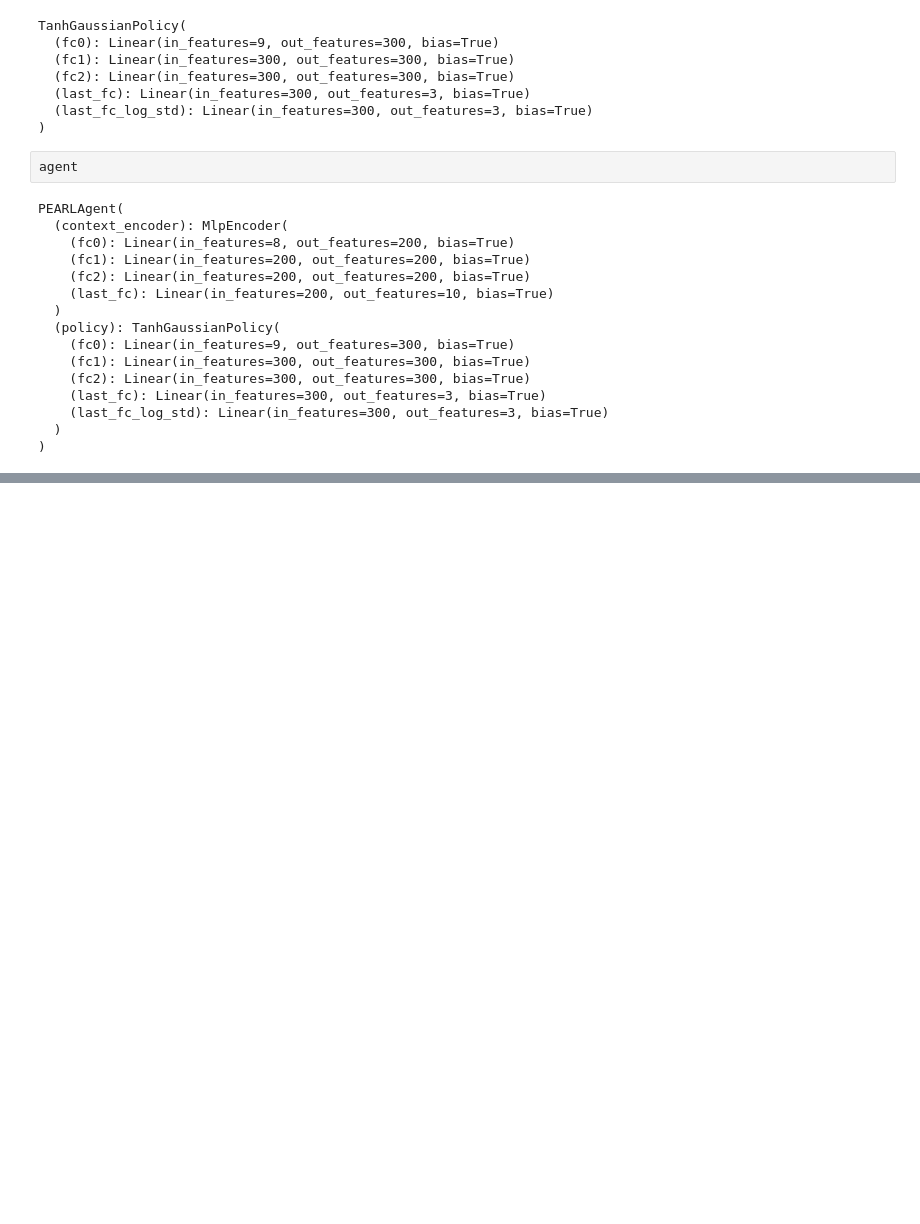
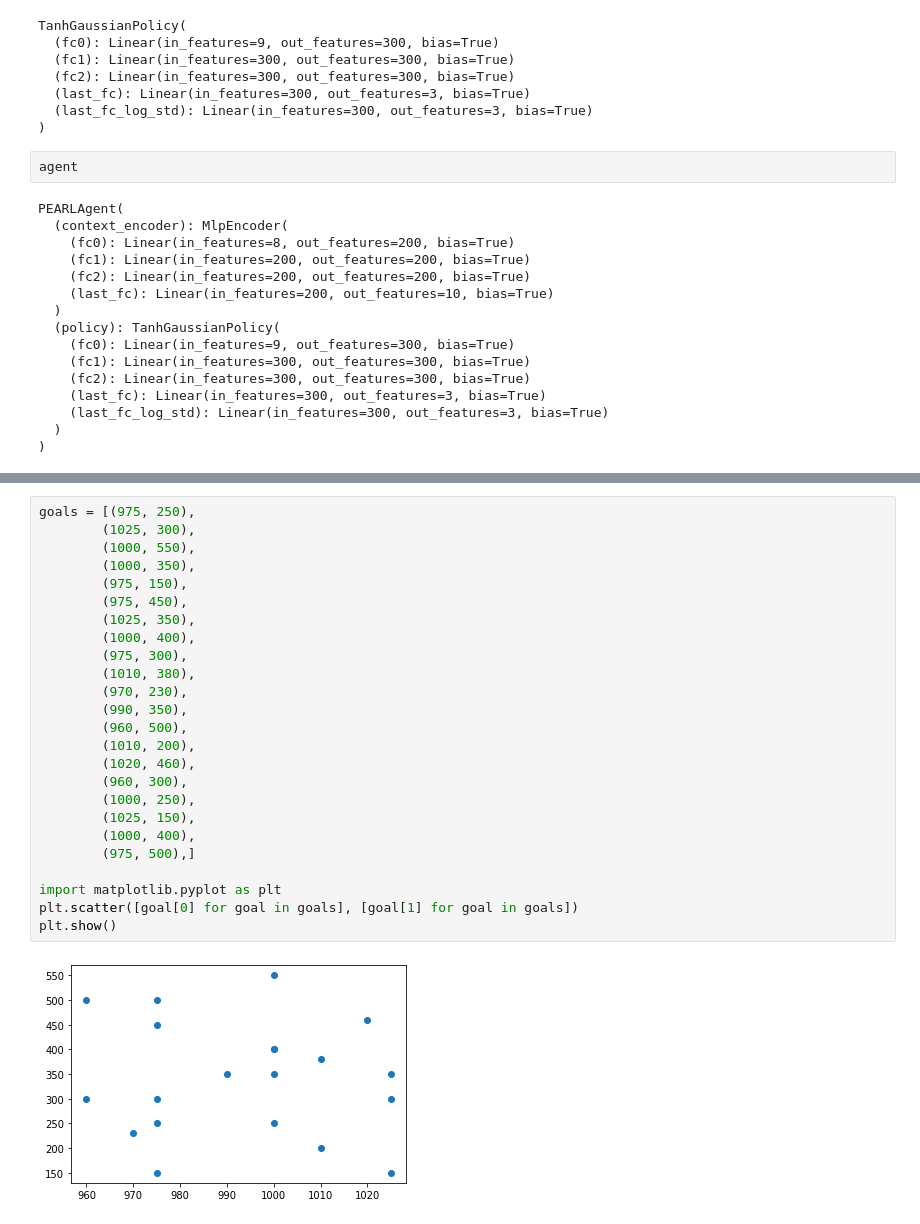
Before and after one commit to alvaroprat97/MetaRobot, a Jupyter notebook: Untitled.ipynb, the cells around one changed output, grey strips where cells are left out. Saved outputs shown, nothing was run; the diff lists cells and outputs as text; blank space fills up the shorter version.

```diff
--- a/Untitled.ipynb
+++ b/Untitled.ipynb
@@ -364,0 +362,27 @@ KeyboardInterrupt:
+# %%
+goals = [(975, 250),
+        (1025, 300),
+        (1000, 550),
+        (1000, 350),
+        (975, 150),
+        (975, 450),
+        (1025, 350),
+        (1000, 400),
+        (975, 300),
+        (1010, 380),
+        (970, 230),
+        (990, 350),
+        (960, 500),
+        (1010, 200),
+        (1020, 460),
+        (960, 300),
+        (1000, 250),
+        (1025, 150),
+        (1000, 400),
+        (975, 500),]
+
+import matplotlib.pyplot as plt
+plt.scatter([goal[0] for goal in goals], [goal[1] for goal in goals])
+plt.show()
+# %% [output]
+[figure, added]
```
Also changed, not shown: parts of 2 cells of this notebook, 7 other files.
